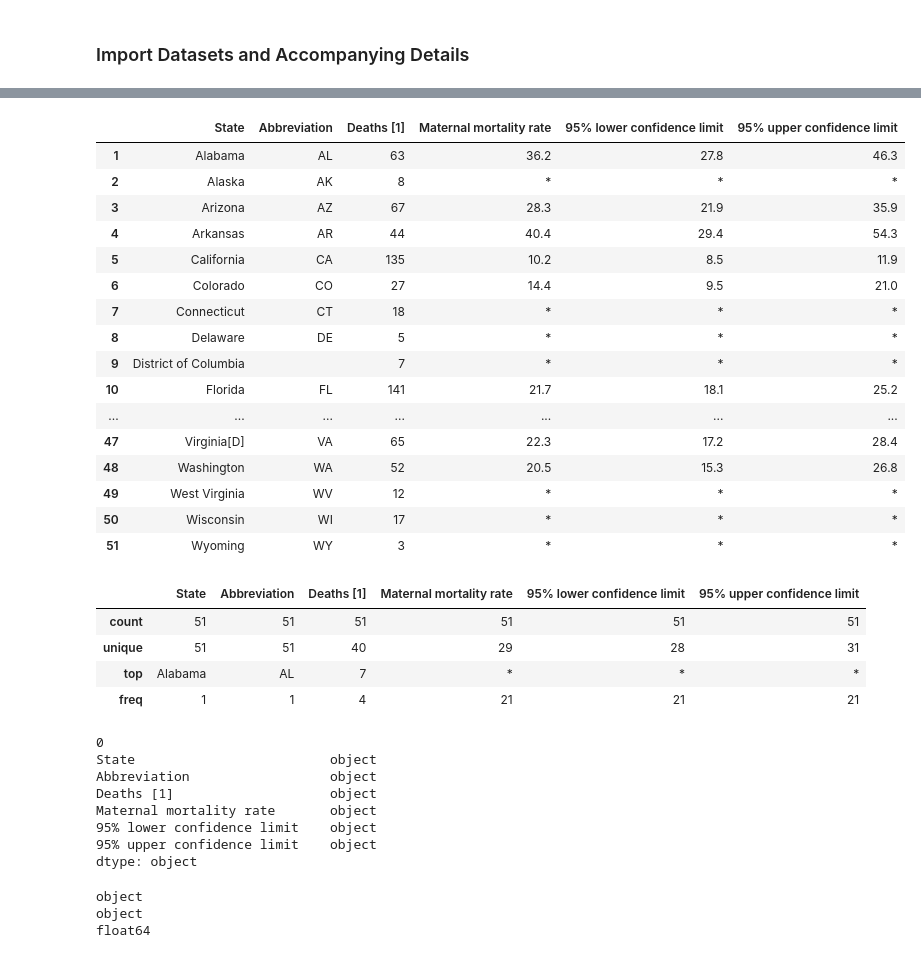
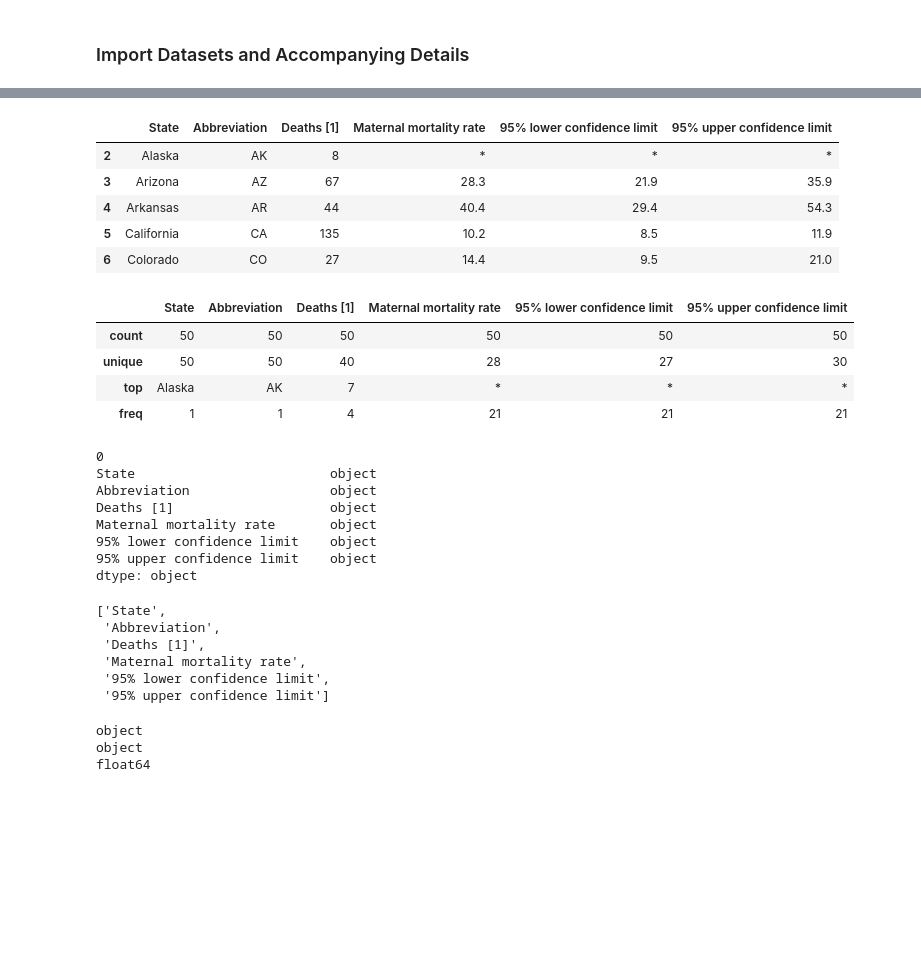
Before and after one commit to TuckerRasbury/00_MaternalMortalityandAbortionRelatedStatistics, a Jupyter notebook: # 01. Data Wrangling Public Datasets for a Cause/01_DataWrangling_PublicData.ipynb, the cells around one changed output, grey strips where cells are left out. Saved outputs shown, nothing was run; the diff lists cells and outputs as text; code cells hidden in the pictures; blank space fills up the shorter version.

```diff
--- a/# 01. Data Wrangling Public Datasets for a Cause/01_DataWrangling_PublicData.ipynb
+++ b/# 01. Data Wrangling Public Datasets for a Cause/01_DataWrangling_PublicData.ipynb
@@ -151,40 +150,29 @@ WARNING:google.auth._default:No project ID could be determined. Consider running
 # %%
 # Data Cleaning - Table 1
 ## Standardize table versions so pipeline can only read but not write from datasource
 VitalStatistics_df = VitalStatistics_clean_df.head(52)
 
 # First row to header
 VitalStatistics_df.columns = VitalStatistics_df.iloc[0]
-VitalStatistics_df = VitalStatistics_df[1:]
+VitalStatistics_df = VitalStatistics_df[2:]
 
 # Rubber Stamping - Ready to Use Data: Table 1 Maternal Mortality Data
-VitalStatistics_df
+VitalStatistics_df.head()
 # %% [output]
 |  | State | Abbreviation | Deaths [1] | Maternal mortality rate | 95% lower confidence limit | 95% upper confidence limit |
-| 1 | Alabama | AL | 63 | 36.2 | 27.8 | 46.3 |
 | 2 | Alaska | AK | 8 | * | * | * |
 | 3 | Arizona | AZ | 67 | 28.3 | 21.9 | 35.9 |
 | 4 | Arkansas | AR | 44 | 40.4 | 29.4 | 54.3 |
 | 5 | California | CA | 135 | 10.2 | 8.5 | 11.9 |
 | 6 | Colorado | CO | 27 | 14.4 | 9.5 | 21.0 |
-| 7 | Connecticut | CT | 18 | * | * | * |
-| 8 | Delaware | DE | 5 | * | * | * |
-| 9 | District of Columbia |  | 7 | * | * | * |
-| 10 | Florida | FL | 141 | 21.7 | 18.1 | 25.2 |
-| ... | ... | ... | ... | ... | ... | ... |
-| 47 | Virginia[D] | VA | 65 | 22.3 | 17.2 | 28.4 |
-| 48 | Washington | WA | 52 | 20.5 | 15.3 | 26.8 |
-| 49 | West Virginia | WV | 12 | * | * | * |
-| 50 | Wisconsin | WI | 17 | * | * | * |
-| 51 | Wyoming | WY | 3 | * | * | * |
 # %%
 # Summary Statistics
 VitalStatistics_df.describe()
 # %% [output]
 |  | State | Abbreviation | Deaths [1] | Maternal mortality rate | 95% lower confidence limit | 95% upper confidence limit |
-| count | 51 | 51 | 51 | 51 | 51 | 51 |
-| unique | 51 | 51 | 40 | 29 | 28 | 31 |
-| top | Alabama | AL | 7 | * | * | * |
+| count | 50 | 50 | 50 | 50 | 50 | 50 |
+| unique | 50 | 50 | 40 | 28 | 27 | 30 |
+| top | Alaska | AK | 7 | * | * | * |
 | freq | 1 | 1 | 4 | 21 | 21 | 21 |
 # %%
 # PreWork - Data Cleaning
@@ -200,6 +188,16 @@ Maternal mortality rate       object
 95% lower confidence limit    object
 95% upper confidence limit    object
 dtype: object
+# %%
+# List of Columns
+VitalStatistics_df.columns.values.tolist()
+# %% [output]
+['State',
+ 'Abbreviation',
+ 'Deaths [1]',
+ 'Maternal mortality rate',
+ '95% lower confidence limit',
+ '95% upper confidence limit']
 # %%
 # PreWork - Data Cleaning
 
```
Also changed, not shown: parts of 4 cells of this notebook.
